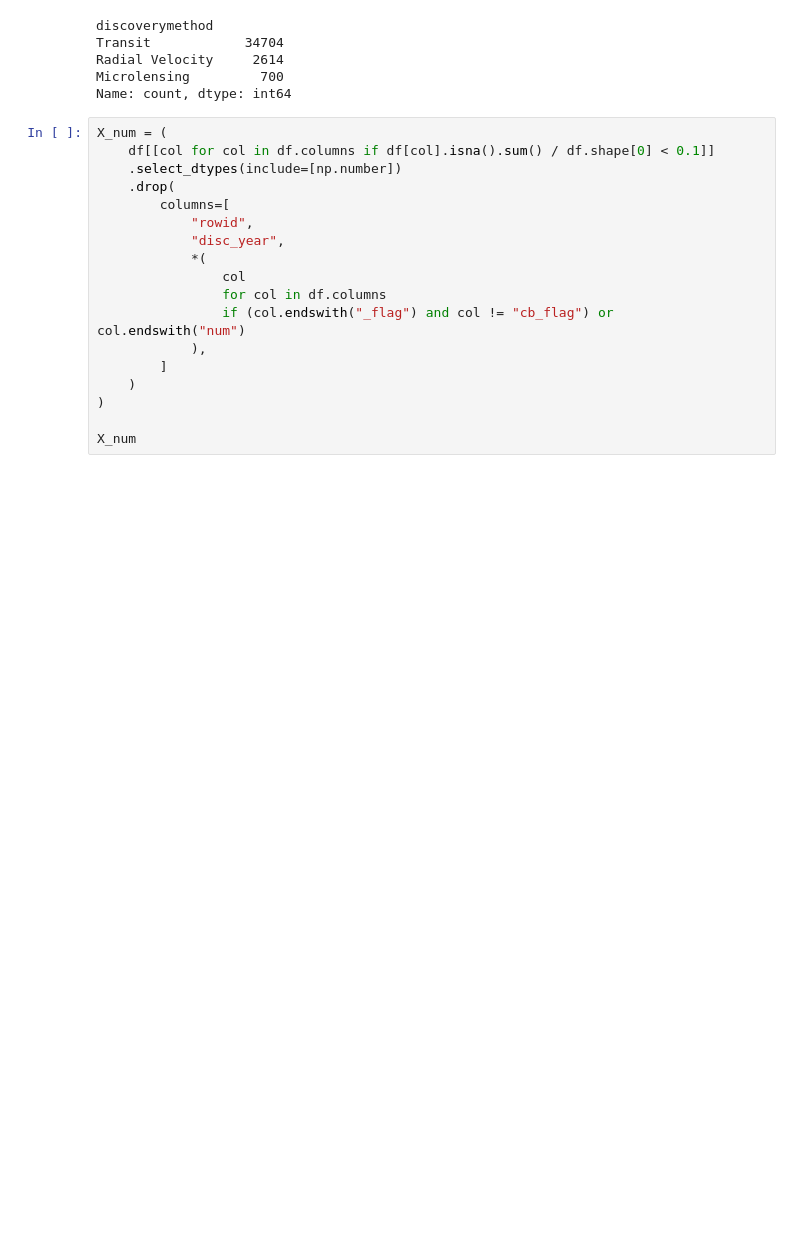
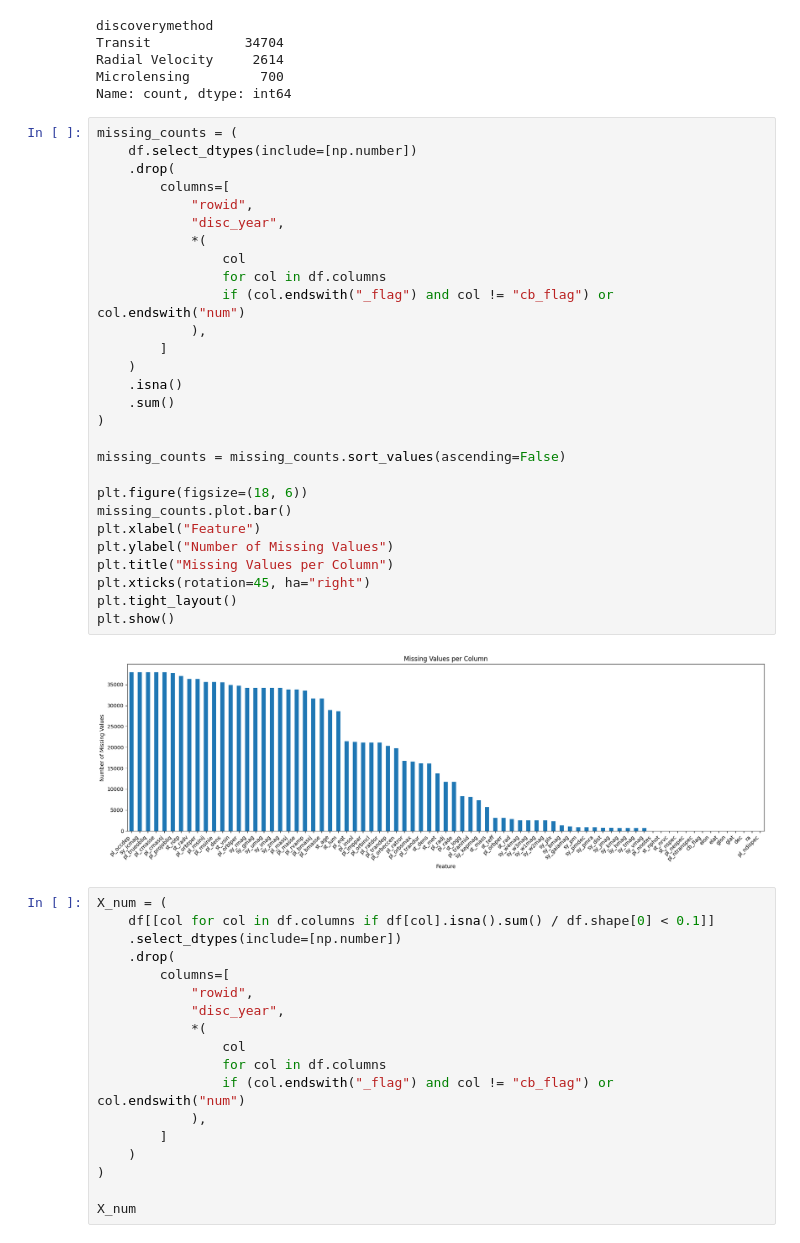
Before and after one commit to jameshlms/itcs-3156-exoplanet-classification-project, a Jupyter notebook: disc_method_classification.ipynb, the cells around one changed output. Saved outputs shown, nothing was run; the diff lists cells and outputs as text; blank space fills up the shorter version.

```diff
--- a/disc_method_classification.ipynb
+++ b/disc_method_classification.ipynb
@@ -182,6 +182,36 @@ Transit            34704
 Radial Velocity     2614
 Microlensing         700
 Name: count, dtype: int64
+# %%
+missing_counts = (
+    df.select_dtypes(include=[np.number])
+    .drop(
+        columns=[
+            "rowid",
+            "disc_year",
+            *(
+                col
+                for col in df.columns
+                if (col.endswith("_flag") and col != "cb_flag") or col.endswith("num")
+            ),
+        ]
+    )
+    .isna()
+    .sum()
+)
+
+missing_counts = missing_counts.sort_values(ascending=False)
+
+plt.figure(figsize=(18, 6))
+missing_counts.plot.bar()
+plt.xlabel("Feature")
+plt.ylabel("Number of Missing Values")
+plt.title("Missing Values per Column")
+plt.xticks(rotation=45, ha="right")
+plt.tight_layout()
+plt.show()
+# %% [output]
+[figure, added]
 # %%
 X_num = (
     df[[col for col in df.columns if df[col].isna().sum() / df.shape[0] < 0.1]]
```
Also changed, not shown: parts of 2 cells of this notebook.
